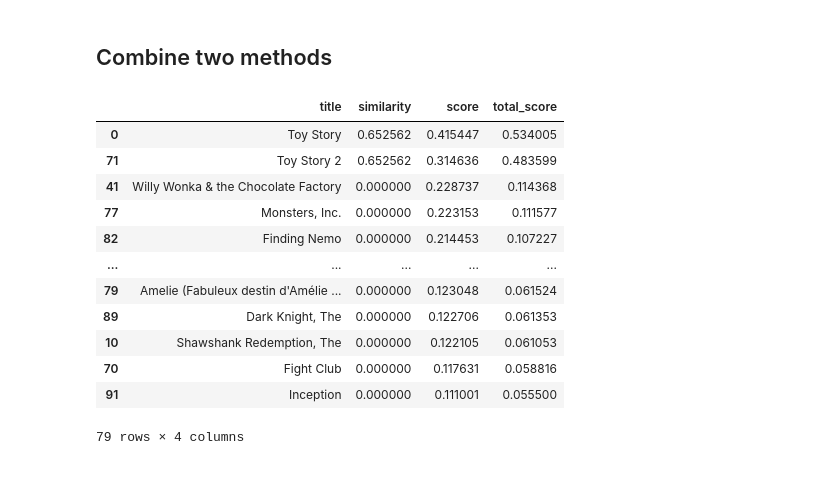
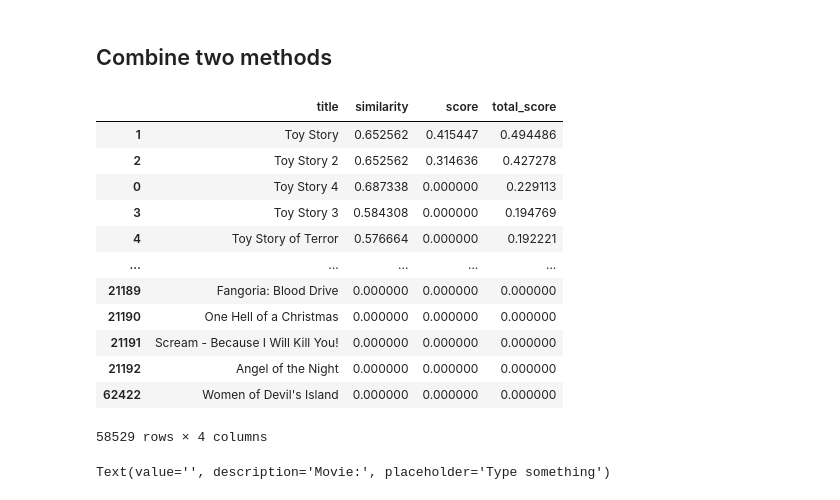
Before and after one commit to ZNLong2203/Recommendation-Movie, a Jupyter notebook: Recommendation_Movie.ipynb, the cells around one changed output. Drawn from its saved outputs; the diff is of its cells as text; code cells hidden in the pictures.

```diff
--- a/Recommendation_Movie.ipynb
+++ b/Recommendation_Movie.ipynb
@@ -61,6 +61,7 @@ cosine_sim = linear_kernel(query_vector, tfidf)
 similarity = cosine_sim.flatten()
 similarity_df = pd.DataFrame(similarity, index = movies["title"])
 similarity_df.columns = ["similarity"]
+similarity_df = similarity_df.sort_values("similarity", ascending = False)
 similarity_df
 # %% [output]
 |  | similarity |
@@ -246,23 +246,24 @@ rec
 # %% [markdown]
 ## Combine two methods
 # %%
-merged_df = pd.merge(similarity_df, rec, on="title")
+merged_df = pd.merge(similarity_df, rec, on="title", how="left")
 merged_df.drop(columns=["movieId", "genres", "combine", "similar_users", "all_users"], inplace=True)
-merged_df["total_score"] = (merged_df["similarity"] + merged_df["score"]) / 2
+merged_df = merged_df.fillna(0)
+merged_df["total_score"] = (merged_df["similarity"] + merged_df["score"] * 2) / 3
 merged_df = merged_df.sort_values ("total_score", ascending = False)
 merged_df = merged_df.drop_duplicates(subset = "title")
 merged_df
 # %% [output]
 |  | title | similarity | score | total_score |
-| 0 | Toy Story | 0.652562 | 0.415447 | 0.534005 |
-| 71 | Toy Story 2 | 0.652562 | 0.314636 | 0.483599 |
-| 41 | Willy Wonka & the Chocolate Factory | 0.000000 | 0.228737 | 0.114368 |
-| 77 | Monsters, Inc. | 0.000000 | 0.223153 | 0.111577 |
-| 82 | Finding Nemo | 0.000000 | 0.214453 | 0.107227 |
+| 1 | Toy Story | 0.652562 | 0.415447 | 0.494486 |
+| 2 | Toy Story 2 | 0.652562 | 0.314636 | 0.427278 |
+| 0 | Toy Story 4 | 0.687338 | 0.000000 | 0.229113 |
+| 3 | Toy Story 3 | 0.584308 | 0.000000 | 0.194769 |
+| 4 | Toy Story of Terror | 0.576664 | 0.000000 | 0.192221 |
 | ... | ... | ... | ... | ... |
-| 79 | Amelie (Fabuleux destin d'Amélie ... | 0.000000 | 0.123048 | 0.061524 |
-| 89 | Dark Knight, The | 0.000000 | 0.122706 | 0.061353 |
-| 10 | Shawshank Redemption, The | 0.000000 | 0.122105 | 0.061053 |
-| 70 | Fight Club | 0.000000 | 0.117631 | 0.058816 |
-| 91 | Inception | 0.000000 | 0.111001 | 0.055500 |
+| 21189 | Fangoria: Blood Drive | 0.000000 | 0.000000 | 0.000000 |
+| 21190 | One Hell of a Christmas | 0.000000 | 0.000000 | 0.000000 |
+| 21191 | Scream - Because I Will Kill You! | 0.000000 | 0.000000 | 0.000000 |
+| 21192 | Angel of the Night | 0.000000 | 0.000000 | 0.000000 |
+| 62422 | Women of Devil's Island | 0.000000 | 0.000000 | 0.000000 |
-79 rows × 4 columns
+58529 rows × 4 columns
@@ -283,0 +270,11 @@ def recommend_movie_cf(title):
+# %%
+movie_input_name = widgets.Text(
+    value='',
+    placeholder='Type something',
+    description='Movie:',
+    disabled=False
+)
+
+display(movie_input_name)
+# %% [output]
+Text(value='', description='Movie:', placeholder='Type something')
```
Also changed, not shown: parts of 3 cells of this notebook.
